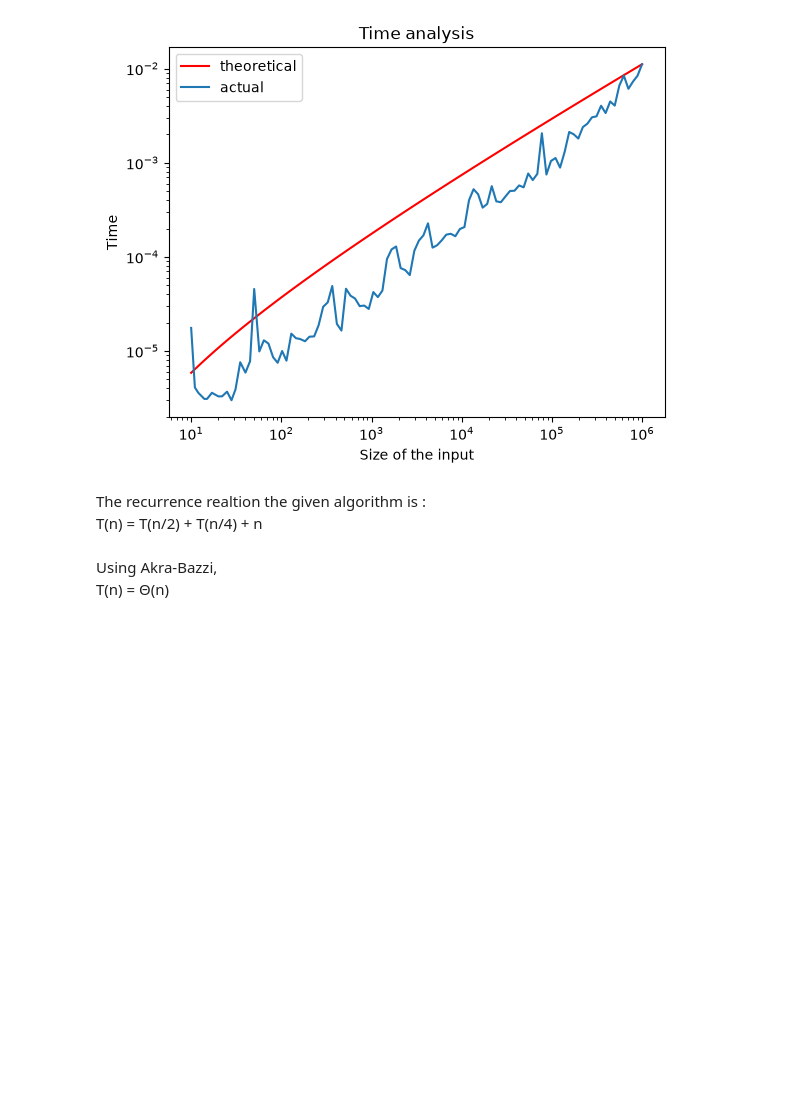
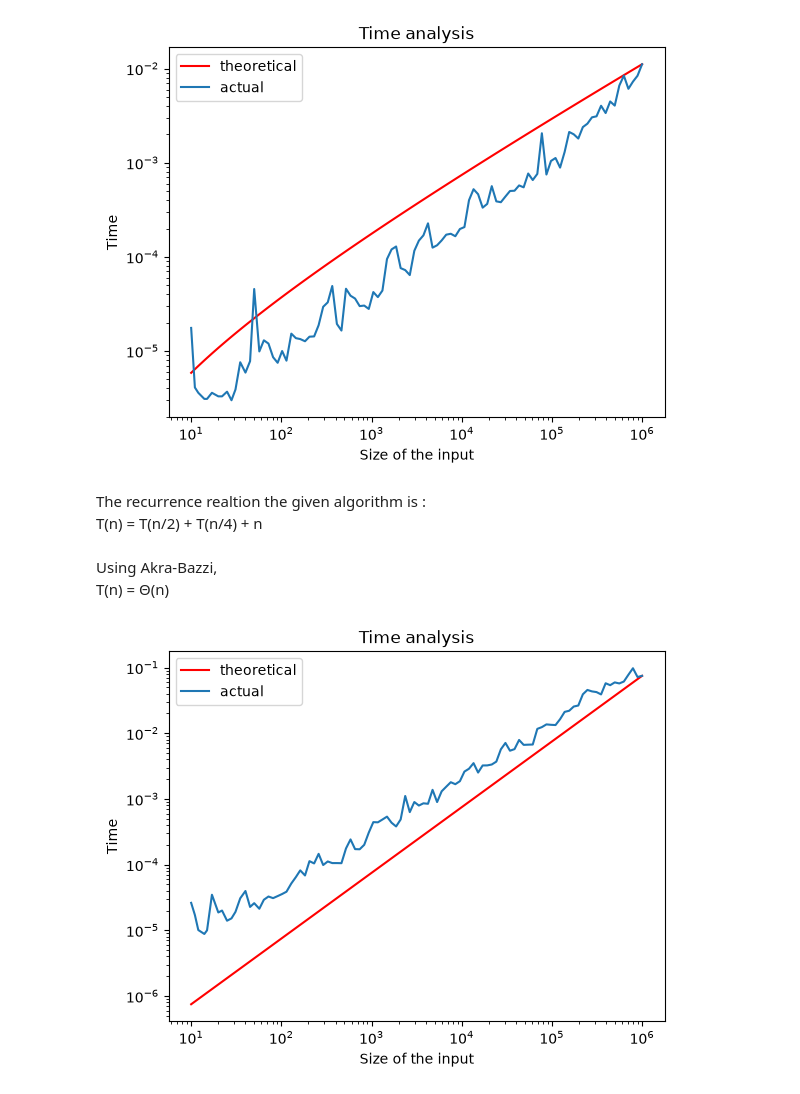
Before and after one commit to amanml2026/DSA-journey, a Jupyter notebook: complexity_analysis.ipynb, the cells around one changed output. Saved outputs shown, nothing was run; the diff lists cells and outputs as text; code cells hidden in the pictures; blank space fills up the shorter version.

Commit message:
analysed the plot -> same growth

```diff
--- a/complexity_analysis.ipynb
+++ b/complexity_analysis.ipynb
@@ -284,4 +284,7 @@ def solve(A):
 # %% [markdown]
 Using Akra-Bazzi,<br> T(n) = Θ(n)
 # %%
-#
+# Analysing
+Time_Analyse(solve,lambda n:n,max_size=6)
+# %% [output]
+[figure, added]
```
